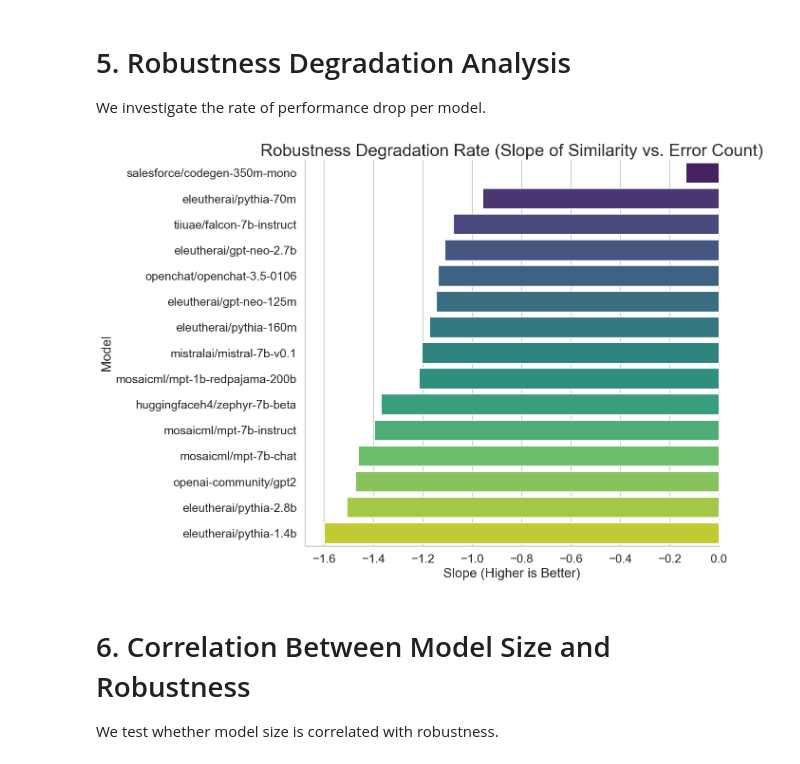
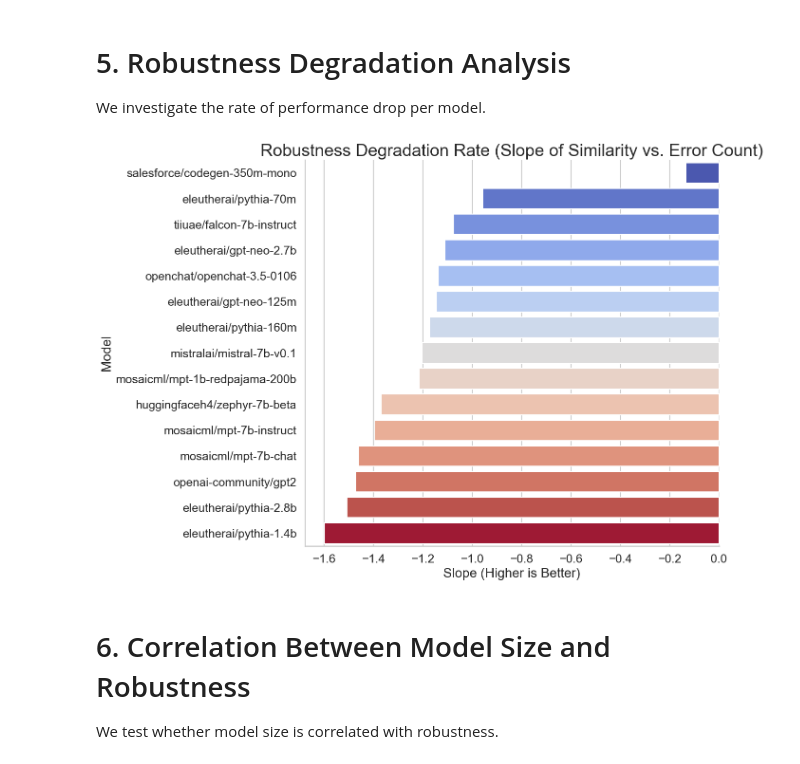
Before and after one commit to SapirDahan/Evaluating_the_Robustness_of_Language_Models_to_Misspellings, a Jupyter notebook: analysis_results/Analysis_Model_Robustness.ipynb, the cells around one changed output. Saved outputs shown, nothing was run; the diff lists cells and outputs as text; code cells hidden in the pictures.

```diff
--- a/analysis_results/Analysis_Model_Robustness.ipynb
+++ b/analysis_results/Analysis_Model_Robustness.ipynb
@@ -226,35 +226,44 @@ plt.show()
 
 We investigate the rate of performance drop per model.
 # %%
+import numpy as np
+import matplotlib.pyplot as plt
+import seaborn as sns
+import matplotlib as mpl
+
 # Calculate Degradation Rate (Slope) — No Warnings
-
-# New in Pandas: avoid DeprecationWarning by adding include_groups=False
 degradation = summary_stats.groupby("model").apply(
     lambda x: np.polyfit(x["error_count"], x["mean_similarity"], 1)[0],
     include_groups=False
 ).reset_index(name="slope")
 
 # Sort models by slope (higher slope = more robust)
 degradation_sorted = degradation.sort_values("slope", ascending=False)
 
+# Prepare colors from coolwarm
+n_models = degradation_sorted.shape[0]
+cmap = mpl.cm.coolwarm
+colors = [cmap(i / (n_models - 1)) for i in range(n_models)]  # Evenly spaced colors
+palette = dict(zip(degradation_sorted["model"], colors))
+
 # Barplot: Degradation Rates — No Warnings, Clean Colors
 plt.figure(figsize=(14, 10))
 sns.barplot(
     data=degradation_sorted,
     y="model",
     x="slope",
     hue="model",                 # Add hue to avoid Seaborn warning
-    palette="viridis",            # Color palette
+    palette=palette,              # Custom palette
     dodge=False                   # Don't split bars
 )
 plt.title("Robustness Degradation Rate (Slope of Similarity vs. Error Count)")
 plt.xlabel("Slope (Higher is Better)")
 plt.ylabel("Model")
 plt.legend([], [], frameon=False)  # Remove legend to avoid clutter
 plt.tight_layout()
 plt.show()
 # %% [output]
-[figure, old version]
+[figure, new version]
 # %% [markdown]
 # 6. Correlation Between Model Size and Robustness
 
```
Also changed, not shown: parts of 1 cell of this notebook.
